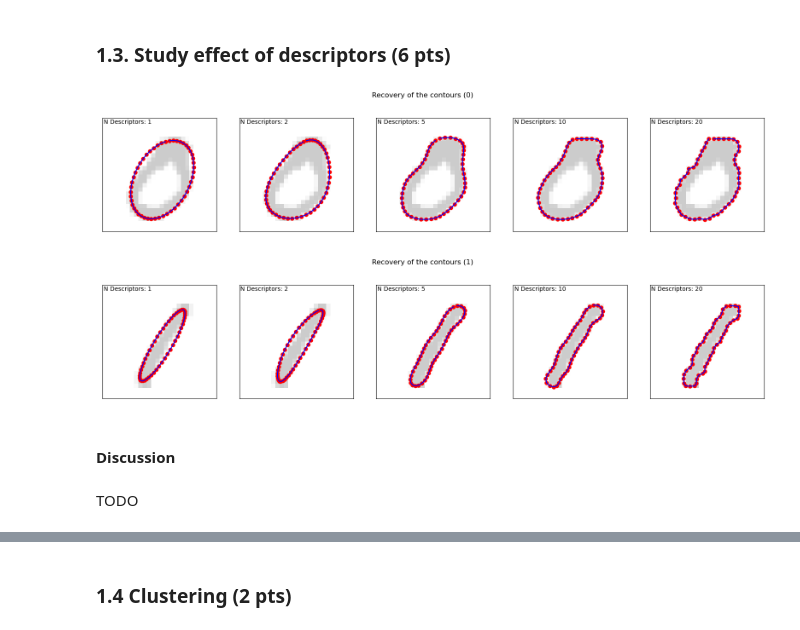
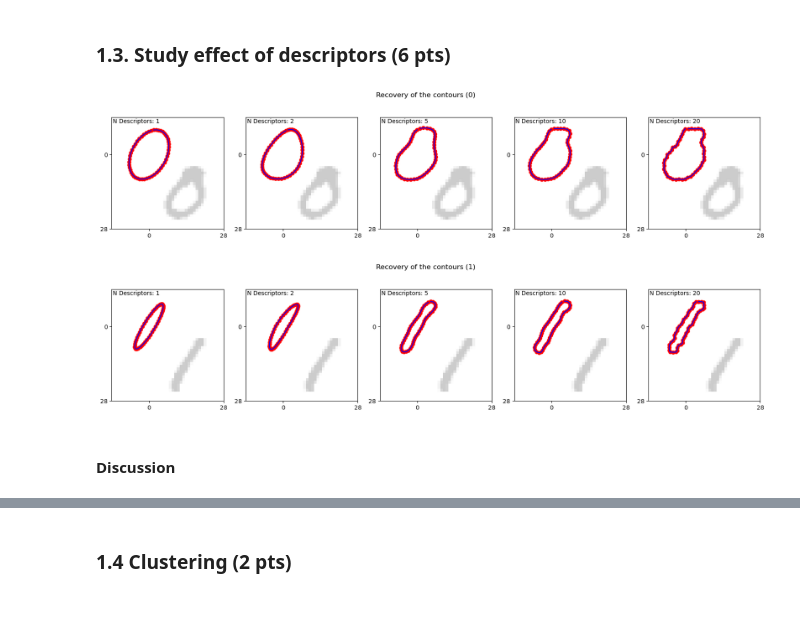
Before and after one commit to beckersven/iapr, a Jupyter notebook: labs/lab_02_object_description.ipynb, the cells around one changed output, grey strips where cells are left out. Cells and saved outputs as stored; diff of their text form; code cells hidden in the pictures.

```diff
--- a/labs/lab_02_object_description.ipynb
+++ b/labs/lab_02_object_description.ipynb
@@ -126,11 +126,3 @@ In this part you will use images of "0"s and "1"s.
 ### 1. Fourier Descriptors
 # %% [markdown]
 ### 1.1. Preprocess and visualization (2 pts)
-# %%
-import cv2
-import numpy as np
-!pip install shapely
-def preprocess ( img ):
- temp = cv2.Canny(img,50,200)
-
- return temp
@@ -273,16 +239,17 @@ zero = zeros_im[0]
 one = ones_im[0]
 # %%
 from scipy.fft import fft, fftfreq, ifft
+# Stright-Forward pipeline: Descriptors -> FFT -> Apply filter (to keep only N first descriptors) -> FFT^-1
 desc = get_descriptors(zero)
 fourier = fft(desc)
 freq = fftfreq(len(desc), 1)
 freq_sort = np.sort(freq)
 zero_desc_recovered = []
 for n_keep in descr_set_sizes:
+    # The frequency-vector has the format [f0,f1,f2,...,f(N/2-1),f-(N/2),...,f-2,f-1] such that forming the mask is straightforward
     mask = np.zeros(len(freq))
-    mask[0:n_keep + 1] = 1
+    mask[1:n_keep + 1] = 1
     mask[-n_keep:] = 1
-
     zero_desc_recovered.append(ifft(fourier * mask))
 
 desc = get_descriptors(one)
@@ -291,16 +258,11 @@ freq = fftfreq(len(desc), 1)
 freq_sort = np.sort(freq)
 one_desc_recovered = []
 for n_keep in descr_set_sizes:
+    # Same as above
     mask = np.zeros(len(freq))
-    mask[0:n_keep + 1] = 1
+    mask[1:n_keep + 1] = 1
     mask[-n_keep:] = 1
-
     one_desc_recovered.append(ifft(fourier * mask))
-
-
-# ax = plt.gca()
-# ax.set_aspect('equal', adjustable='box')
-# plt.scatter(desc_recovered.real, desc_recovered.imag)
 # %%
 # On each of the 5 plots you will show the recovery for a "0" and a "1" (used the same axis for both a "0" and a "1").
 fig, axes = plt.subplots(1, 5, figsize=(20, 4))
@@ -312,44 +274,42 @@ for i in range(0,  5):
     axes[i].scatter(zero_desc_recovered[i].real, zero_desc_recovered[i].imag, color="r")
     axes[i].plot(zero_desc_recovered[i].real, zero_desc_recovered[i].imag, '-b')
     axes[i].set_aspect('equal')
-    axes[i].set_xlim(0,27)
-    axes[i].set_ylim(0,27)
+    axes[i].set_xlim(-14,27)
+    axes[i].set_ylim(-14,27)
     axes[i].invert_yaxis()
-    axes[i].set_xticks([])
-    axes[i].set_yticks([])
+    axes[i].set_xticks([0,28])
+    axes[i].set_yticks([0,28])
     axes[i].text(.01, .99, 'N Descriptors: {}'.format(descr_set_sizes[i]), ha='left', va='top', transform=axes[i].transAxes)
     axes[i].imshow(zero, alpha=0.2, cmap="binary")
 
 
 
 
 fig.suptitle("Recovery of the contours (0)")
 fig, axes = plt.subplots(1, 5, figsize=(20, 4))
 # Plot recovery for a one image
 for i in range(0,  5):
      # TODO
     axes[i].scatter(one_desc_recovered[i].real, one_desc_recovered[i].imag, color="r")
     axes[i].plot(one_desc_recovered[i].real, one_desc_recovered[i].imag, '-b')
     axes[i].set_aspect('equal')
-    axes[i].set_xlim(0,27)
-    axes[i].set_ylim(0,27)
+    axes[i].set_xlim(-14,27)
+    axes[i].set_ylim(-14,27)
     axes[i].invert_yaxis()
-    axes[i].set_xticks([])
-    axes[i].set_yticks([])
+    axes[i].set_xticks([0,28])
+    axes[i].set_yticks([0,28])
     axes[i].text(.01, .99, 'N Descriptors: {}'.format(descr_set_sizes[i]), ha='left', va='top', transform=axes[i].transAxes)
     axes[i].imshow(one, alpha=0.2, cmap="binary")
 
 
 
 
 
 
 fig.suptitle("Recovery of the contours (1)")
 plt.show()
 # %% [output]
-[figure, old version]
+[figure, new version]
-[figure, old version]
+[figure, new version]
 # %% [markdown]
 #### Discussion
-# %% [markdown]
-TODO
```
Also changed, not shown: parts of 36 cells of this notebook.
